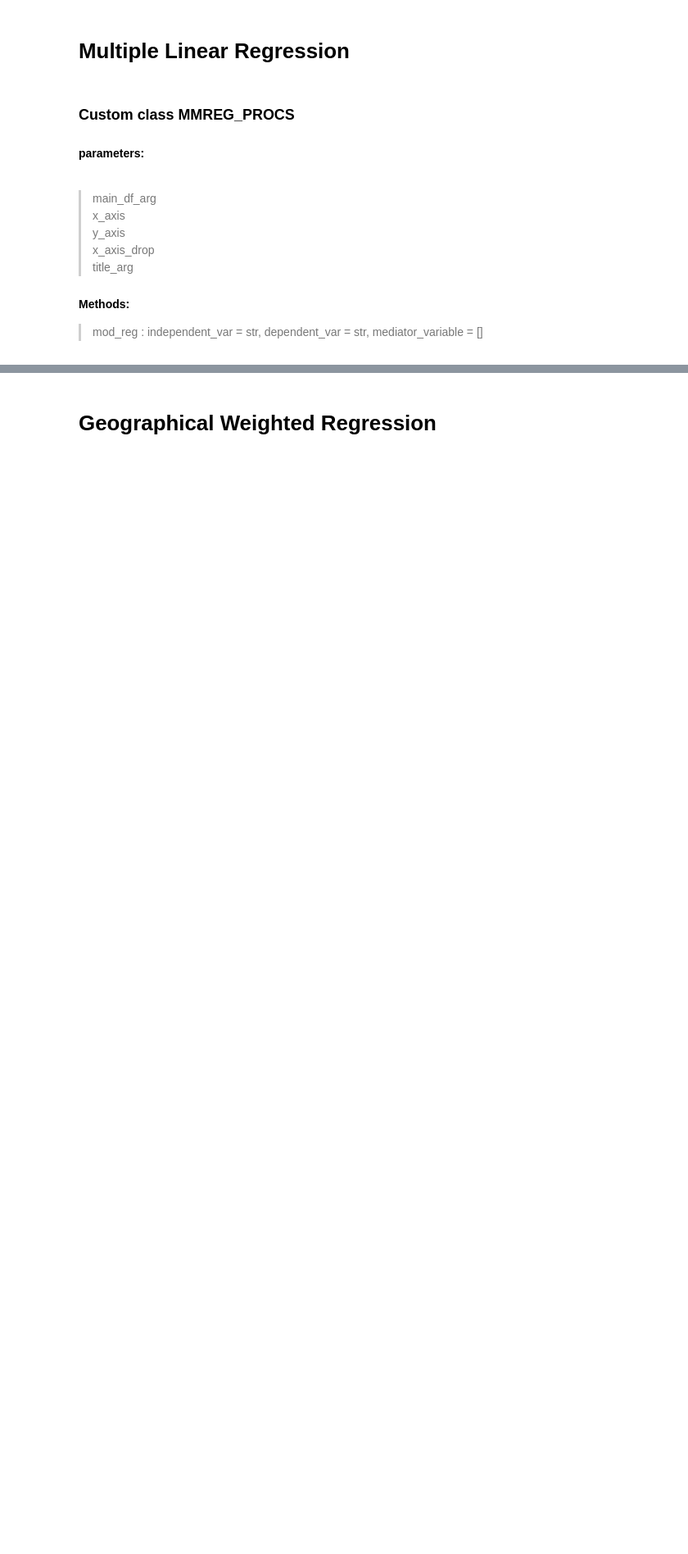
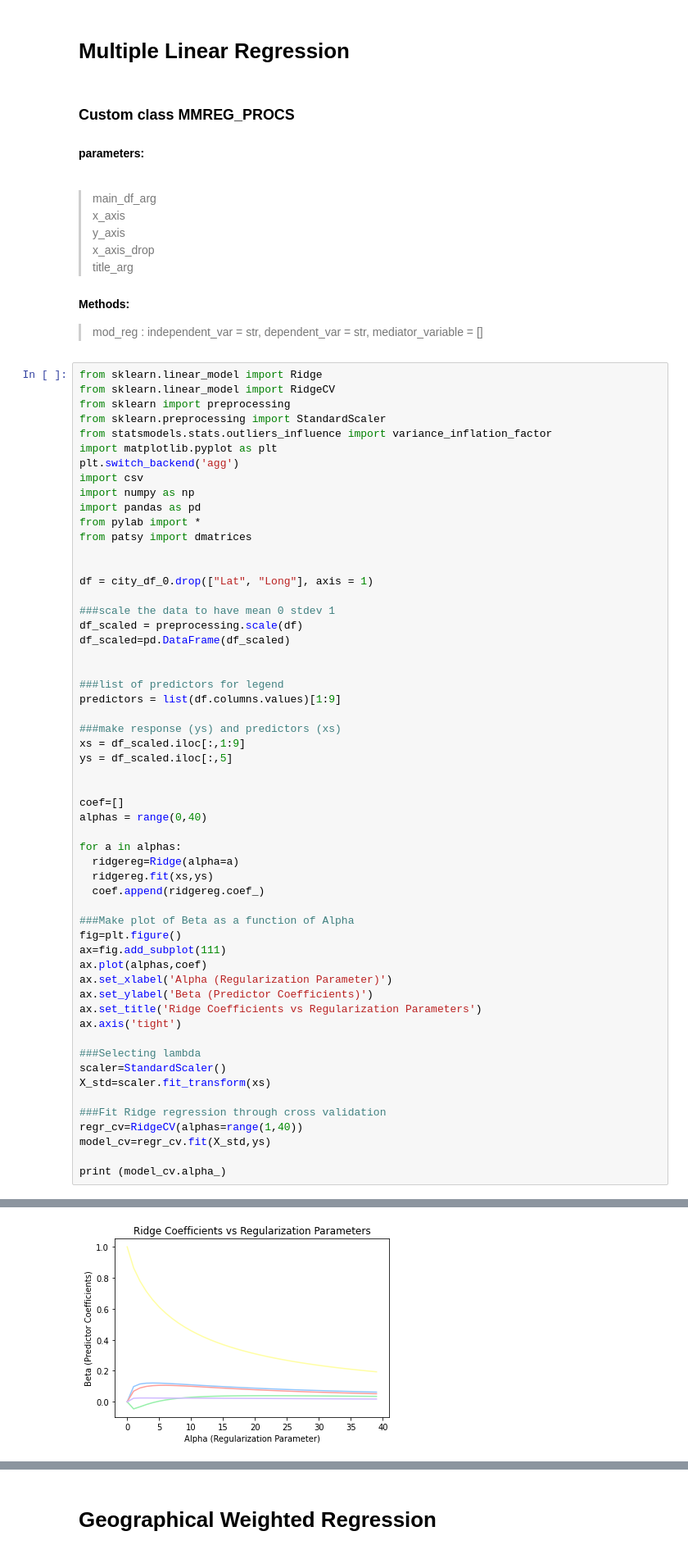
Before and after one commit to callmemark/Correlation-of-Night-Air-Temperature-and-light-pollution-in-major-cities-in-the-Philippines, a Jupyter notebook: Thesis_Proc.ipynb, the cells around one changed output, grey strips where cells are left out. Shown at 82% size. Saved outputs shown, nothing was run; the diff lists cells and outputs as text; blank space fills up the shorter version.

```diff
--- a/Thesis_Proc.ipynb
+++ b/Thesis_Proc.ipynb
@@ -482,3 +529,60 @@ for _city in city_annual_data:
 <h4>Methods:</h4>
 
 > mod_reg : independent_var = str, dependent_var = str, mediator_variable = []
+# %%
+from sklearn.linear_model import Ridge
+from sklearn.linear_model import RidgeCV
+from sklearn import preprocessing
+from sklearn.preprocessing import StandardScaler
+from statsmodels.stats.outliers_influence import variance_inflation_factor
+import matplotlib.pyplot as plt
+plt.switch_backend('agg')
+import csv
+import numpy as np
+import pandas as pd
+from pylab import *
+from patsy import dmatrices
+
+
+df = city_df_0.drop(["Lat", "Long"], axis = 1)
+
+###scale the data to have mean 0 stdev 1
+df_scaled = preprocessing.scale(df)
+df_scaled=pd.DataFrame(df_scaled)
+
+
+###list of predictors for legend
+predictors = list(df.columns.values)[1:9]
+
+###make response (ys) and predictors (xs)
+xs = df_scaled.iloc[:,1:9]
+ys = df_scaled.iloc[:,5]
+
+
+coef=[]
+alphas = range(0,40)
+
+for a in alphas:
+  ridgereg=Ridge(alpha=a)
+  ridgereg.fit(xs,ys)
+  coef.append(ridgereg.coef_)
+
+###Make plot of Beta as a function of Alpha
+fig=plt.figure()
+ax=fig.add_subplot(111)
+ax.plot(alphas,coef)
+ax.set_xlabel('Alpha (Regularization Parameter)')
+ax.set_ylabel('Beta (Predictor Coefficients)')
+ax.set_title('Ridge Coefficients vs Regularization Parameters')
+ax.axis('tight')
+
+###Selecting lambda
+scaler=StandardScaler()
+X_std=scaler.fit_transform(xs)
+
+###Fit Ridge regression through cross validation
+regr_cv=RidgeCV(alphas=range(1,40))
+model_cv=regr_cv.fit(X_std,ys)
+
+print (model_cv.alpha_)
+# %% [output]
@@ -485,3 +590,4 @@ for _city in city_annual_data:
+[figure, added]
 # %%
 # main_df_arg, x_axis, y_axis, x_axis_drop = [], drop_axis = 1, title_arg = "Data Analysis"
 # independent_var, dependent_var, mediator_variable = []
```
Also changed, not shown: parts of 14 cells of this notebook.
